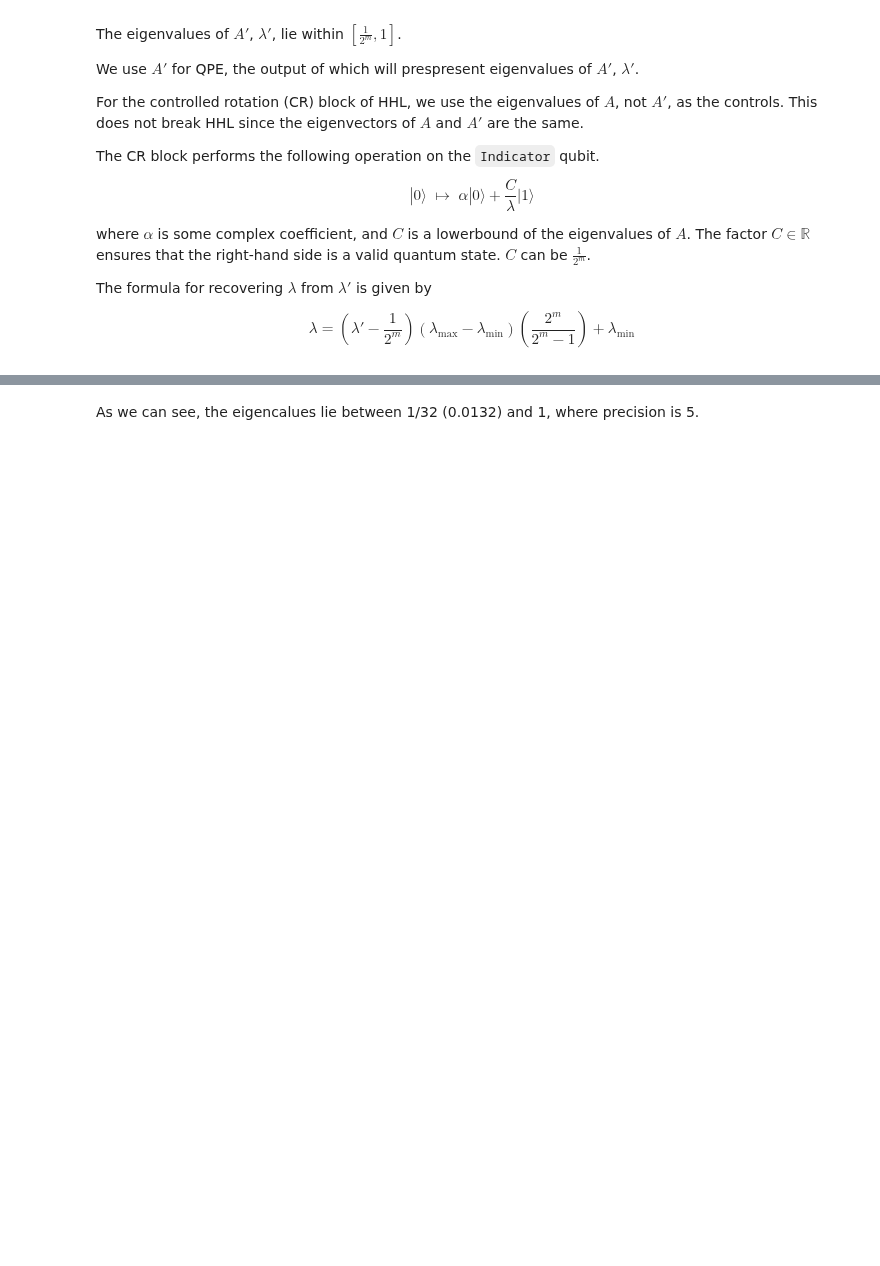
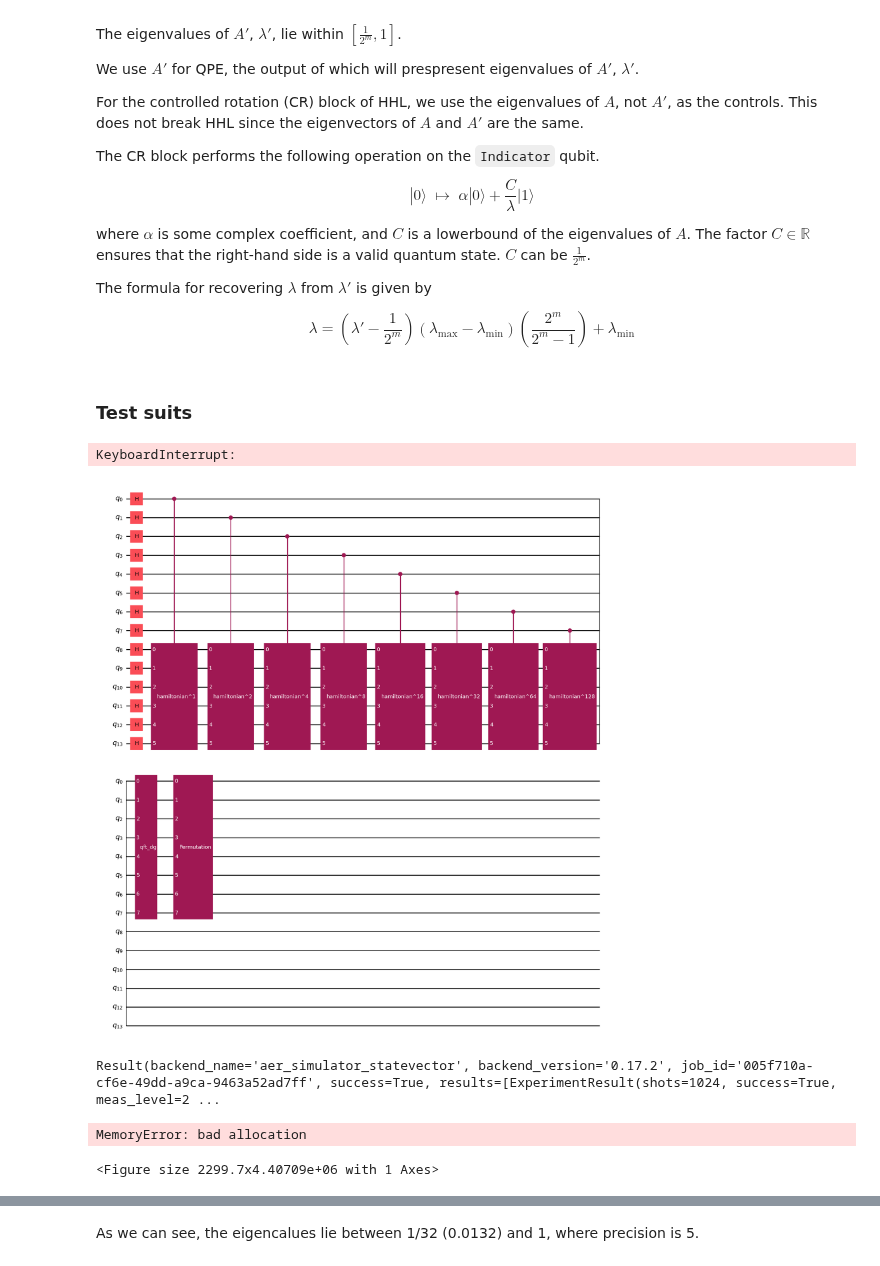
Before and after one commit to Weidsn/Quantum_Computational_Fluid_Dynamics, a Jupyter notebook: Stream function vorticity/LidDrivenCavity.ipynb, the cells around one changed output, grey strips where cells are left out. Cells and saved outputs as stored; diff of their text form; code cells hidden in the pictures; blank space fills up the shorter version.

```diff
--- a/Stream function vorticity/LidDrivenCavity.ipynb
+++ b/Stream function vorticity/LidDrivenCavity.ipynb
@@ -40,9 +57,9 @@ from typing import List, Optional
 # %%
 # Python version 3.9 or newer
 
-nx = 6       # number of grid points in x-direction
-ny = 6       # number of grid points in y-direction
-max_step = 5  # total number of time steps to march
+nx = 10       # number of grid points in x-direction for the cavity
+ny = 10       # number of grid points in y-direction for the cavity
+max_step = 2  # total number of time steps to march
 visc = 0.1      # kinematic viscosity nu
 u_wall = 1.0    # lid (top boundary) horizontal velocity
 
@@ -55,8 +72,11 @@ beta = 1.5       # relaxation factor (>1 accelerates convergence)
 max_err = 1e-4   # convergence tolerance for psi
 
 # === HHL (QPE) parameters ===
-precision = 6
-dimension = (nx-2)*(ny-2) # Dimension of the A matrix
+dimension = (nx-2)*(ny-2) # number of unknowns to solve
+n_linsys = ceil(log2(dimension)) # number of qubits for the linear system
+default_precision = n_linsys + 2
+precision = default_precision
+# Total number of non-garbage qubits for HHL is n_qubits + precision + 1
 
 # === Field arrays initialization ===
 psi   = np.zeros((nx, ny))  # streamfunction array
@@ -654,3 +680,21 @@ The formula for recovering $\lambda$ from $\lambda'$ is given by
 $$
 \lambda = (\lambda' - \frac{1}{2^{m}}) (\lambda_{\max} - \lambda_{\min}) (\frac{2^{m}}{2^{m} -1}) + \lambda_{\min}
 $$
+# %% [markdown]
+### Test suits
+# %%
+# Testing qiskit large circuits
+A = get_A(18,18)
+A = A.toarray()
+unitary = HamiltonianGate(A, -2*pi)
+circ = QuantumCircuit(20)
+circ.h([13,12,11,10,9,8])
+circ_qpe = phase_estimation(8, unitary)
+# %% [output]
+KeyboardInterrupt:
+# %%
+circ.compose(circ_qpe, inplace=True)
+# %%
+display(circ.draw("mpl"))
+# %% [output]
+[figure, added]
@@ -657,3 +706,12 @@ $$
+# %%
+result.result()
+# %% [output]
+Result(backend_name='aer_simulator_statevector', backend_version='0.17.2', job_id='005f710a-cf6e-49dd-a9ca-9463a52ad7ff', success=True, results=[ExperimentResult(shots=1024, success=True, meas_level=2 ...
+# %%
+display(circ_transpiled.draw("mpl"))
+# %% [output]
+MemoryError: bad allocation
+<Figure size 2299.7x4.40709e+06 with 1 Axes>
 # %%
 # # Formula for recovering lambda
 
```
Also changed, not shown: parts of 36 cells of this notebook.
